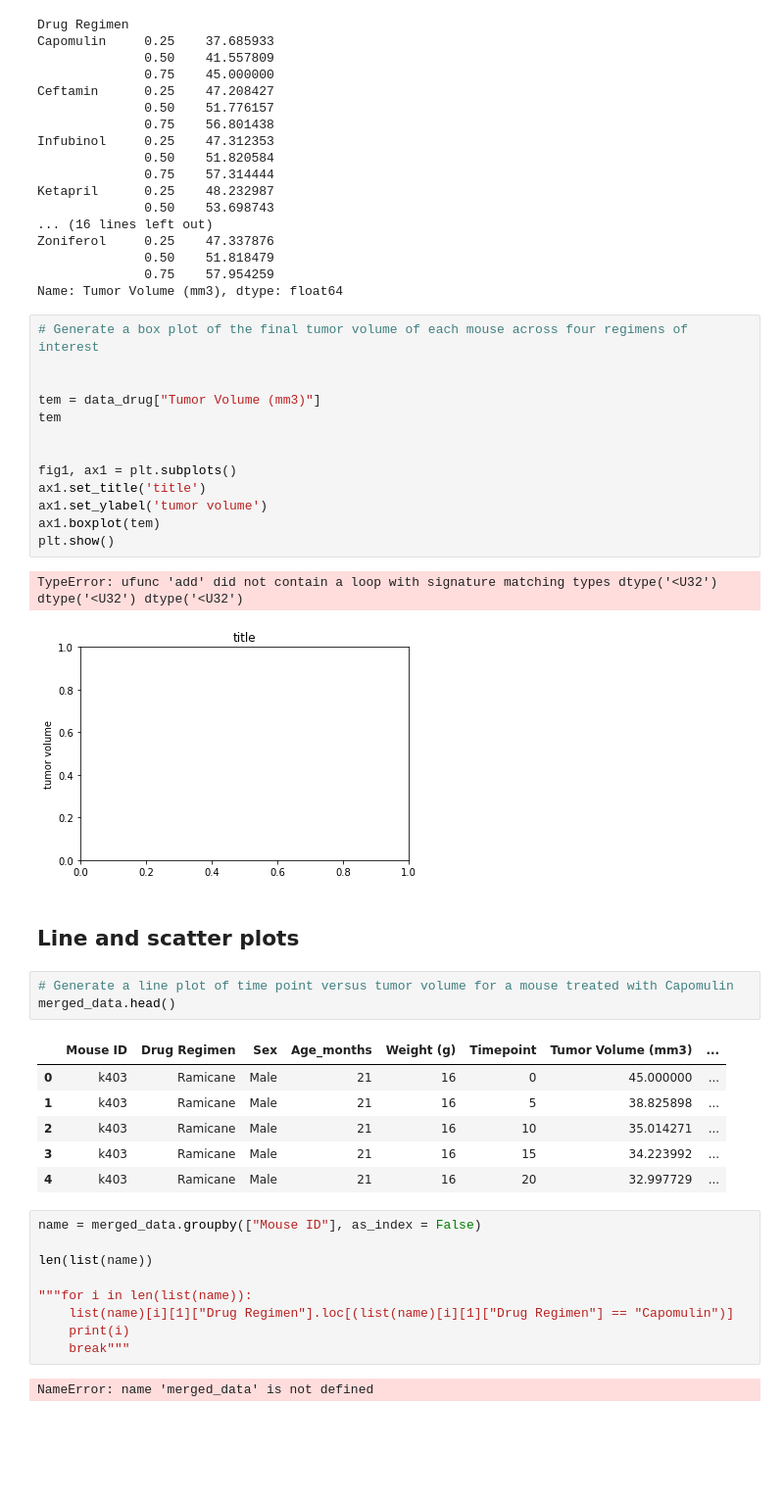
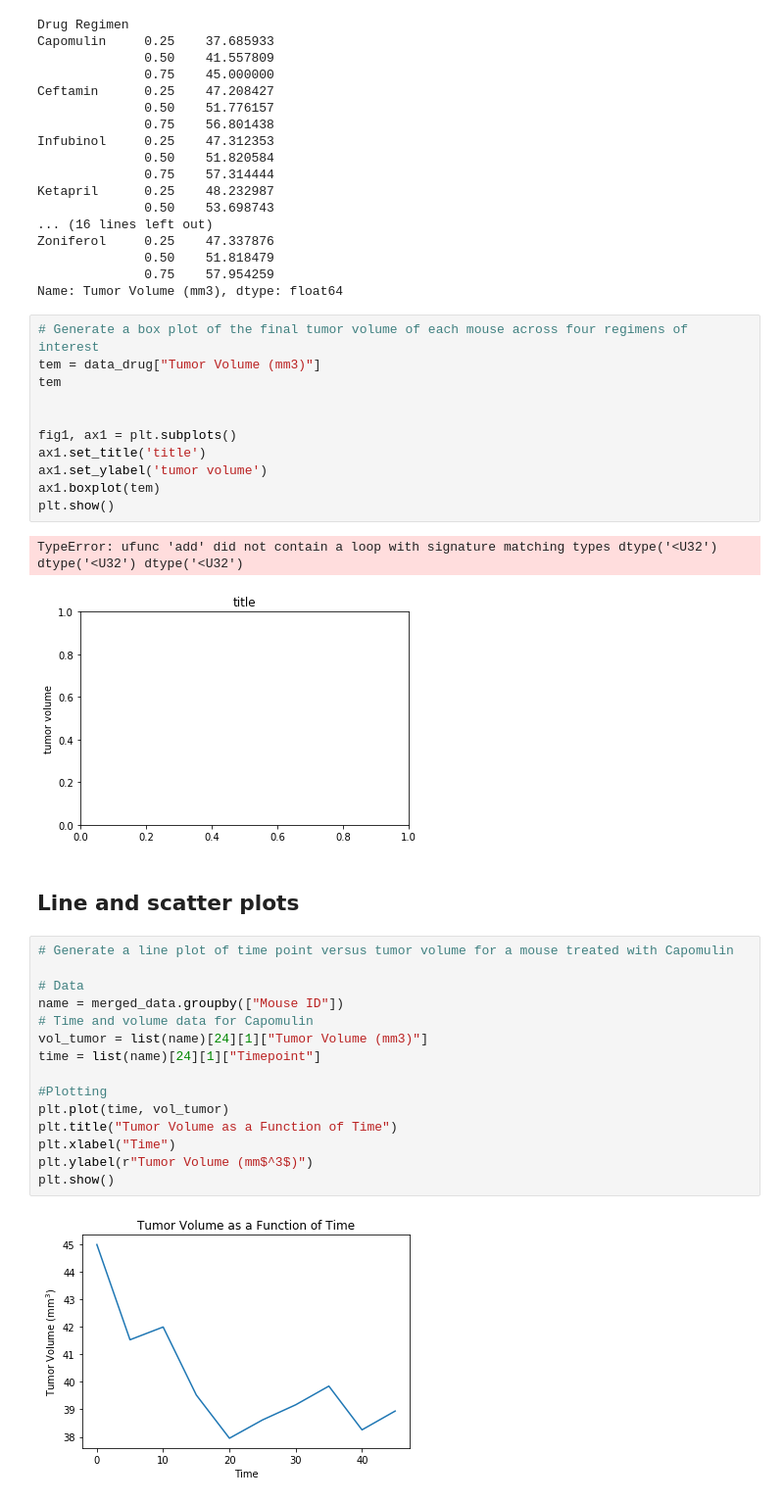
Before and after one commit to jacalderonn/Matplotlib-homework, a Jupyter notebook: 02-Homework_05-Matplotlib_Instructions_Pymaceuticals_pymaceuticals_starter.ipynb, the cells around one changed output. Shown: that part at 98% size. Drawn from its saved outputs; the diff is of its cells as text; blank space fills up the shorter version.

```diff
--- a/02-Homework_05-Matplotlib_Instructions_Pymaceuticals_pymaceuticals_starter.ipynb
+++ b/02-Homework_05-Matplotlib_Instructions_Pymaceuticals_pymaceuticals_starter.ipynb
@@ -177,8 +197,6 @@ Zoniferol     0.25    47.337876
 Name: Tumor Volume (mm3), dtype: float64
 # %%
 # Generate a box plot of the final tumor volume of each mouse across four regimens of interest
-
-
 tem = data_drug["Tumor Volume (mm3)"]
 tem
 
@@ -193,26 +211,22 @@ TypeError: ufunc 'add' did not contain a loop with signature matching types dtyp
 [figure]
 # %% [markdown]
 ## Line and scatter plots
-# %%
-# Generate a line plot of time point versus tumor volume for a mouse treated with Capomulin
-merged_data.head()
-# %% [output]
-|  | Mouse ID | Drug Regimen | Sex | Age_months | Weight (g) | Timepoint | Tumor Volume (mm3) | ... |
-| 0 | k403 | Ramicane | Male | 21 | 16 | 0 | 45.000000 | ... |
-| 1 | k403 | Ramicane | Male | 21 | 16 | 5 | 38.825898 | ... |
-| 2 | k403 | Ramicane | Male | 21 | 16 | 10 | 35.014271 | ... |
-| 3 | k403 | Ramicane | Male | 21 | 16 | 15 | 34.223992 | ... |
-| 4 | k403 | Ramicane | Male | 21 | 16 | 20 | 32.997729 | ... |
-# %%
-name = merged_data.groupby(["Mouse ID"], as_index = False)
-
-len(list(name))
-
-"""for i in len(list(name)):
-    list(name)[i][1]["Drug Regimen"].loc[(list(name)[i][1]["Drug Regimen"] == "Capomulin")]
-    print(i)
-    break"""
-# %% [output]
-NameError: name 'merged_data' is not defined
+# %%
+# Generate a line plot of time point versus tumor volume for a mouse treated with Capomulin
+
+# Data
+name = merged_data.groupby(["Mouse ID"])
+# Time and volume data for Capomulin
+vol_tumor = list(name)[24][1]["Tumor Volume (mm3)"]
+time = list(name)[24][1]["Timepoint"]
+
+#Plotting
+plt.plot(time, vol_tumor)
+plt.title("Tumor Volume as a Function of Time")
+plt.xlabel("Time")
+plt.ylabel(r"Tumor Volume (mm$^3$)")
+plt.show()
+# %% [output]
+[figure, added]
 # %%
 # Generate a scatter plot of mouse weight versus average tumor volume for the Capomulin regimen
```
Also changed, not shown: parts of 10 cells of this notebook.
